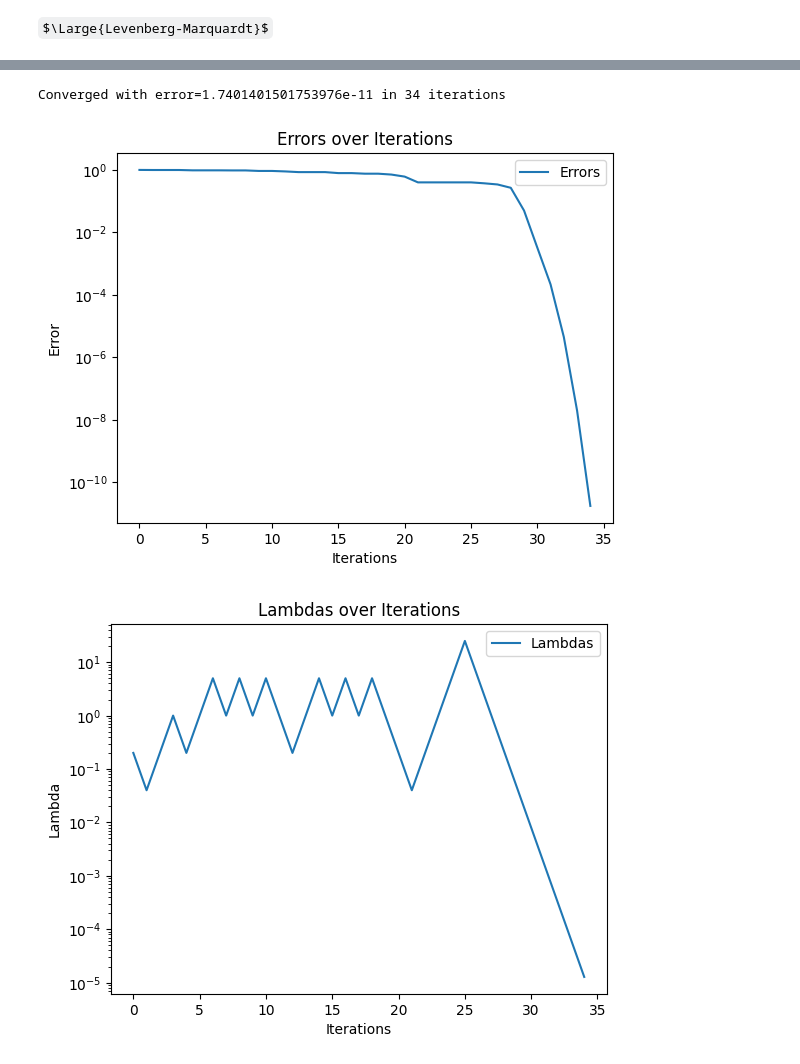
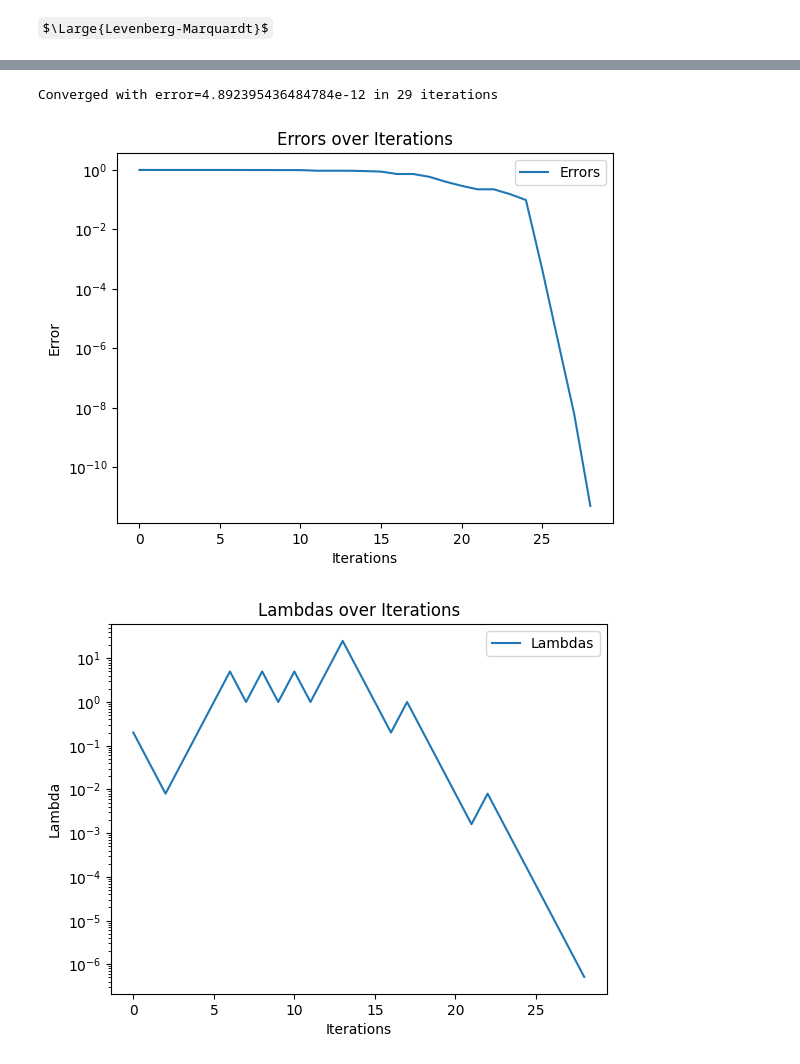
Before and after one commit to Buyan-Kirill/practice-VTM-sem-8, a Jupyter notebook: Tensors_task_5.ipynb, the cells around one changed output, grey strips where cells are left out. Saved outputs shown, nothing was run; the diff lists cells and outputs as text; code cells hidden in the pictures; some formulas as TeX source.

```diff
--- a/Tensors_task_5.ipynb
+++ b/Tensors_task_5.ipynb
@@ -5,7 +5,16 @@ $\Large{Levenberg-Marquardt}$
 # %%
 import numpy as np
 from scipy import linalg
+import time
 import matplotlib.pyplot as plt
+from itertools import accumulate
+
+# Развёртка тензора
+def unfold(tensor, ax=0):
+    if ax < 0 or ax >= len(tensor.shape):
+        raise ValueError("Недопустимый номер направления")
+    tensor_1 = np.moveaxis(tensor, ax, 0)
+    return tensor_1.reshape((tensor.shape[ax], -1))
 
 errors = []
 lambdas = []
@@ -380,8 +296,9 @@ plot_errors()
 # %%
-rank = 6
-new_cores = LM.Approximate(rank)
+rank = 5
+errors, lambdas, iters = [], [], []
+new_cores = LM.CP(rank)
 plot_errors()
 # %% [output]
-Converged with error=1.7401401501753976e-11 in 34 iterations
+Converged with error=4.892395436484784e-12 in 29 iterations
-[figure, old version]
+[figure, new version]
-[figure, old version]
+[figure, new version]
```
Also changed, not shown: parts of 6 cells of this notebook.
